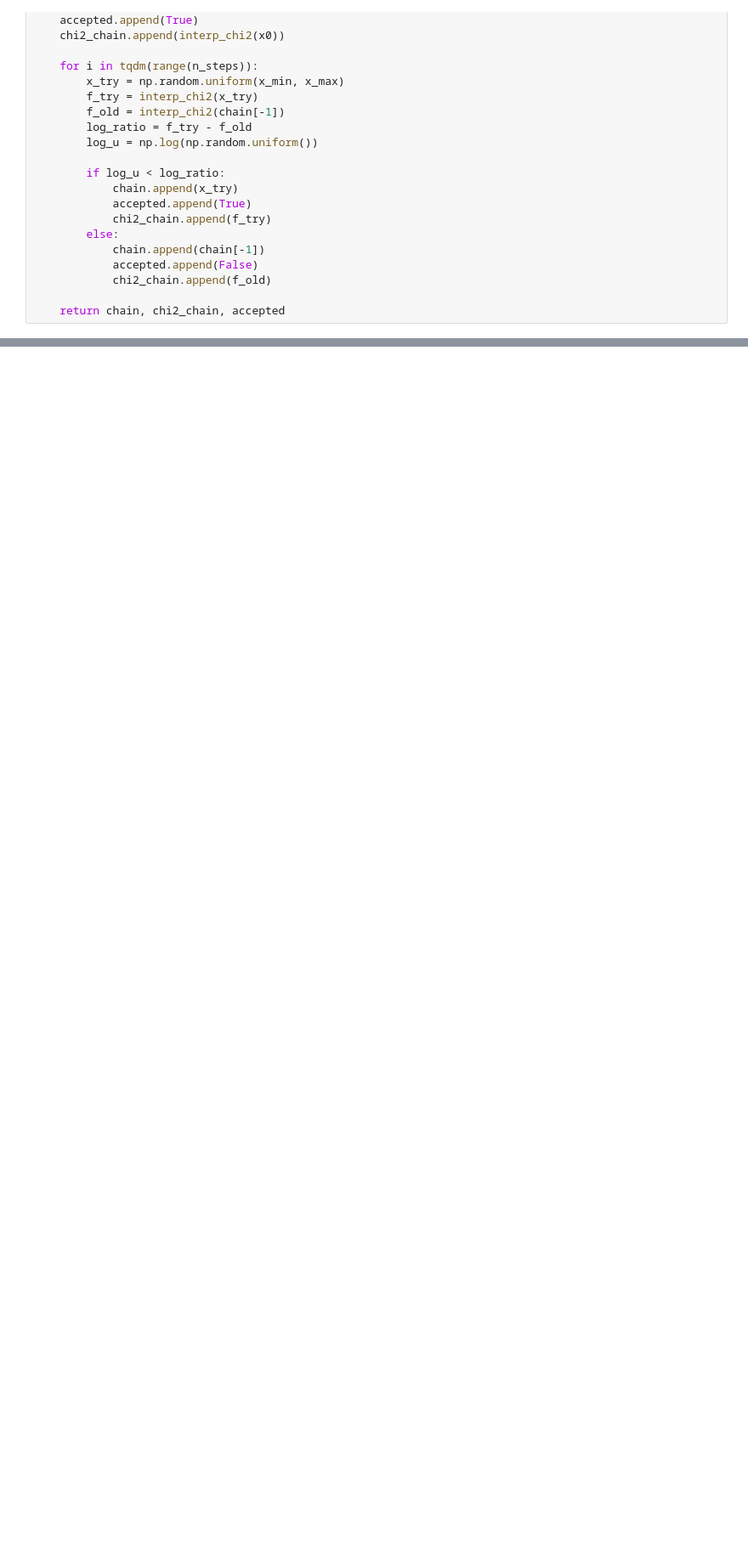
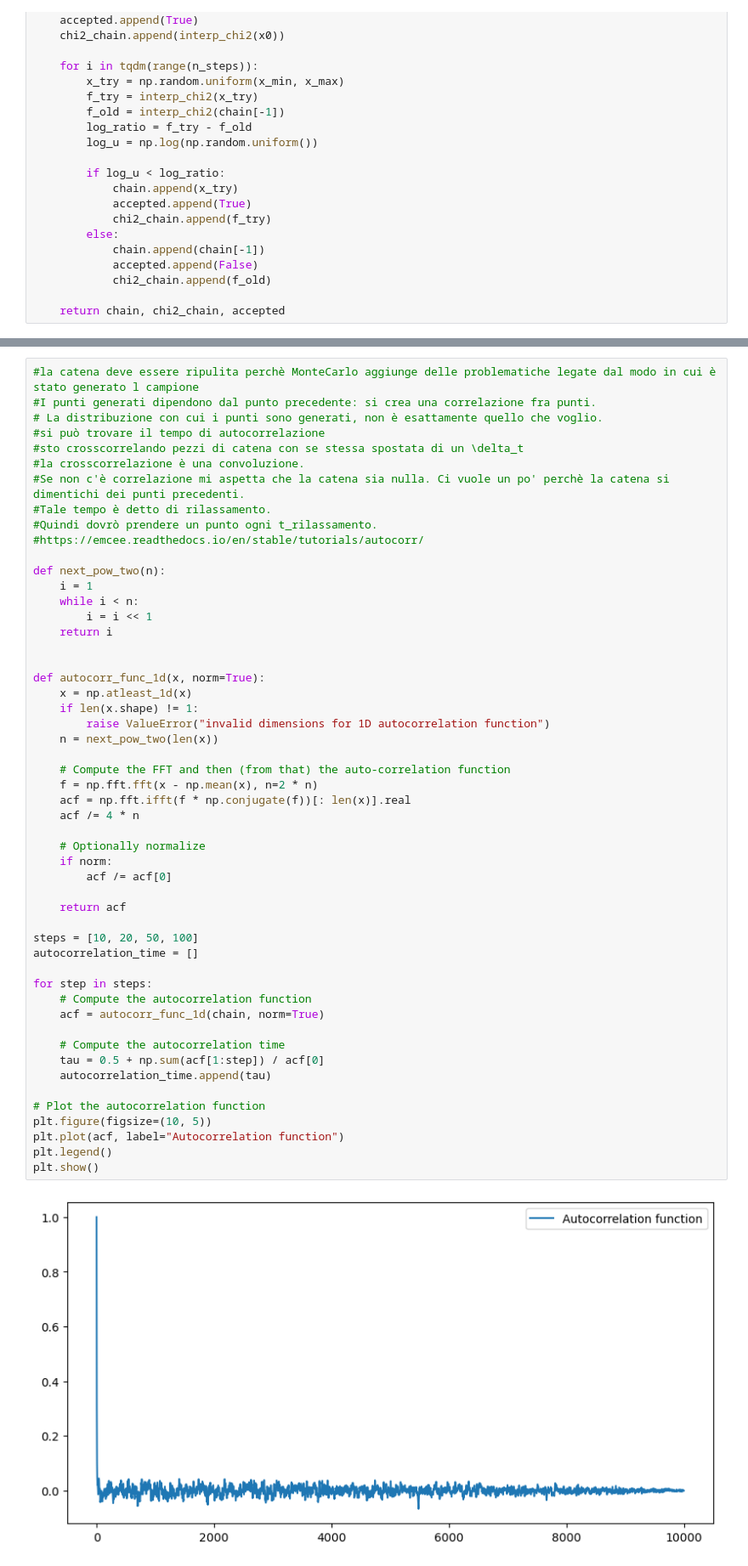
Before and after one commit to ElenaCarloni/astrocosmolib, a Jupyter notebook: Lessons/Estimation/MCMC.ipynb, the cells around one changed output, grey strips where cells are left out. Shown at 85% size. Drawn from its saved outputs; the diff is of its cells as text; blank space fills up the shorter version.

```diff
--- a/Lessons/Estimation/MCMC.ipynb
+++ b/Lessons/Estimation/MCMC.ipynb
@@ -62,0 +63,54 @@ Omega_m:  0.2990663004569128 +/- 0.008809350889875344
+# %%
+#la catena deve essere ripulita perchè MonteCarlo aggiunge delle problematiche legate dal modo in cui è stato generato l campione
+#I punti generati dipendono dal punto precedente: si crea una correlazione fra punti.
+# La distribuzione con cui i punti sono generati, non è esattamente quello che voglio.
+#si può trovare il tempo di autocorrelazione
+#sto crosscorrelando pezzi di catena con se stessa spostata di un \delta_t
+#la crosscorrelazione è una convoluzione.
+#Se non c'è correlazione mi aspetta che la catena sia nulla. Ci vuole un po' perchè la catena si dimentichi dei punti precedenti.
+#Tale tempo è detto di rilassamento.
+#Quindi dovrò prendere un punto ogni t_rilassamento.
+#https://emcee.readthedocs.io/en/stable/tutorials/autocorr/
+
+def next_pow_two(n):
+    i = 1
+    while i < n:
+        i = i << 1
+    return i
+
+
+def autocorr_func_1d(x, norm=True):
+    x = np.atleast_1d(x)
+    if len(x.shape) != 1:
+        raise ValueError("invalid dimensions for 1D autocorrelation function")
+    n = next_pow_two(len(x))
+
+    # Compute the FFT and then (from that) the auto-correlation function
+    f = np.fft.fft(x - np.mean(x), n=2 * n)
+    acf = np.fft.ifft(f * np.conjugate(f))[: len(x)].real
+    acf /= 4 * n
+
+    # Optionally normalize
+    if norm:
+        acf /= acf[0]
+
+    return acf
+
+steps = [10, 20, 50, 100]
+autocorrelation_time = []
+
+for step in steps:
+    # Compute the autocorrelation function
+    acf = autocorr_func_1d(chain, norm=True)
+
+    # Compute the autocorrelation time
+    tau = 0.5 + np.sum(acf[1:step]) / acf[0]
+    autocorrelation_time.append(tau)
+
+# Plot the autocorrelation function
+plt.figure(figsize=(10, 5))
+plt.plot(acf, label="Autocorrelation function")
+plt.legend()
+plt.show()
+# %% [output]
+[figure, added]
```
Also changed, not shown: parts of 4 cells of this notebook, 5 other files.
